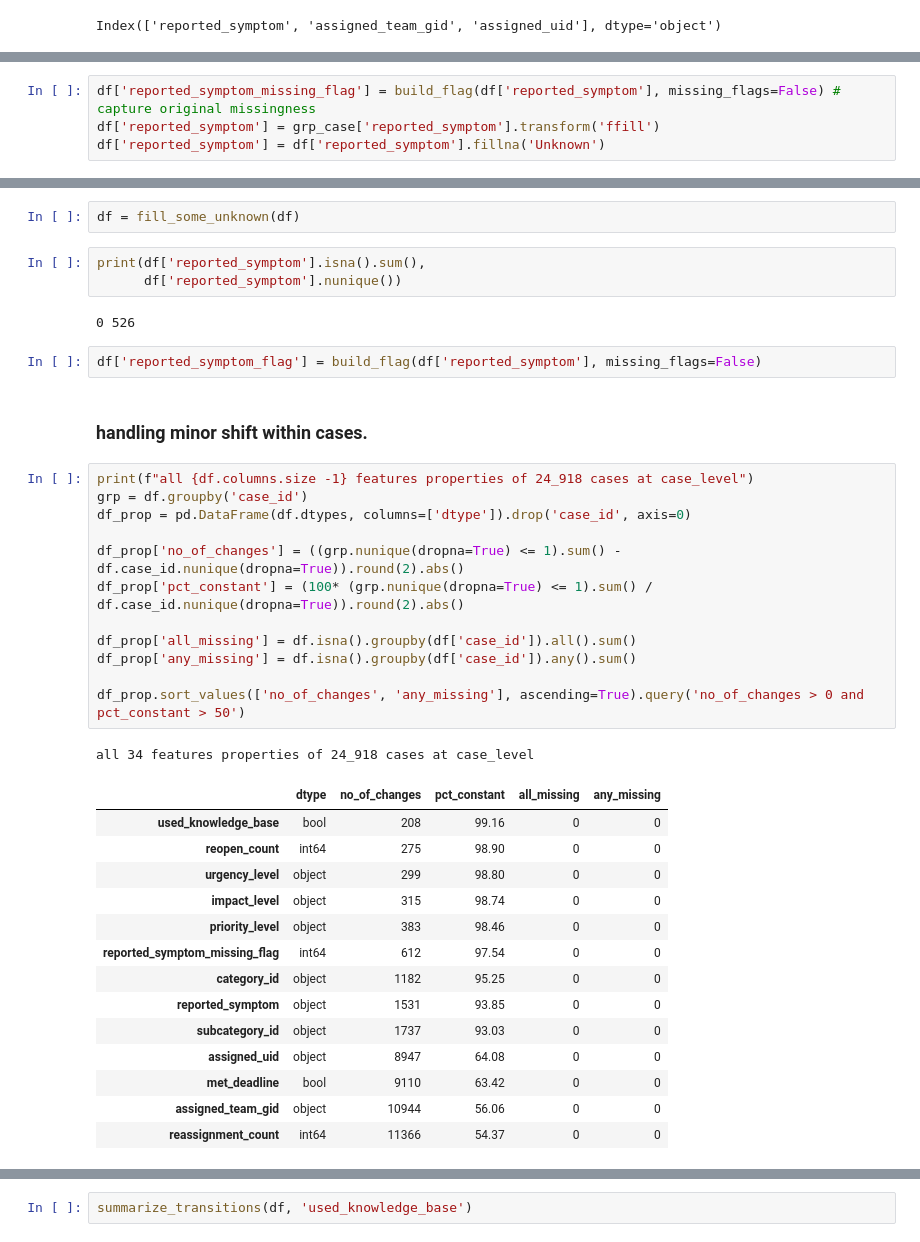
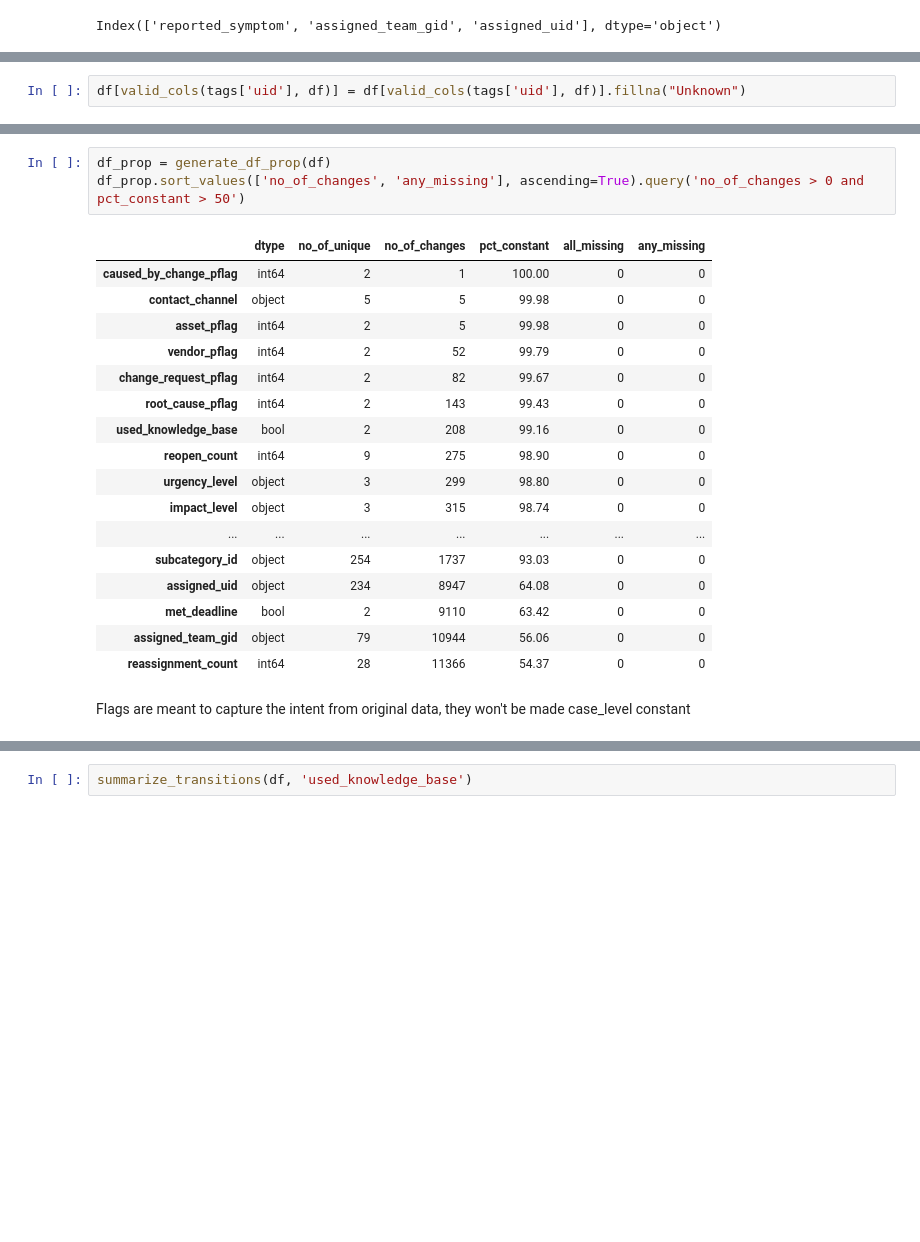
Before and after one commit to shashankgarewal/temporal-sequence-eventLog, a Jupyter notebook: notebooks/03_model_base_table.ipynb, the cells around one changed output, grey strips where cells are left out. Drawn from its saved outputs; the diff is of its cells as text; blank space fills up the shorter version.

Commit message:
Add constant-proxy for minor_changing features

```diff
--- a/notebooks/03_model_base_table.ipynb
+++ b/notebooks/03_model_base_table.ipynb
@@ -216,4 +282,0 @@ Name: count, dtype: int64
-# %%
-df['reported_symptom_missing_flag'] = build_flag(df['reported_symptom'], missing_flags=False) # capture original missingness
-df['reported_symptom'] = grp_case['reported_symptom'].transform('ffill')
-df['reported_symptom'] = df['reported_symptom'].fillna('Unknown')
@@ -223 +318,3 @@ df['assigned_team_gid'] = df['assigned_team_gid'].fillna('Unknown')
+# %%
+df[valid_cols(tags['uid'], df)] = df[valid_cols(tags['uid'], df)].fillna("Unknown")
 # %% [markdown]
@@ -255,40 +322,24 @@ fill_some_unknown(df)['reported_by_uid'].unique().__contains__('Unknown')
-# %%
-df = fill_some_unknown(df)
-# %%
-print(df['reported_symptom'].isna().sum(),
-      df['reported_symptom'].nunique())
-# %% [output]
-0 526
-# %%
-df['reported_symptom_flag'] = build_flag(df['reported_symptom'], missing_flags=False)
-# %% [markdown]
-### handling minor shift within cases.
-# %%
-print(f"all {df.columns.size -1} features properties of 24_918 cases at case_level")
-grp = df.groupby('case_id')
-df_prop = pd.DataFrame(df.dtypes, columns=['dtype']).drop('case_id', axis=0)
-
-df_prop['no_of_changes'] = ((grp.nunique(dropna=True) <= 1).sum() - df.case_id.nunique(dropna=True)).round(2).abs()
-df_prop['pct_constant'] = (100* (grp.nunique(dropna=True) <= 1).sum() / df.case_id.nunique(dropna=True)).round(2).abs()
-
-df_prop['all_missing'] = df.isna().groupby(df['case_id']).all().sum()
-df_prop['any_missing'] = df.isna().groupby(df['case_id']).any().sum()
-
-df_prop.sort_values(['no_of_changes', 'any_missing'], ascending=True).query('no_of_changes > 0 and pct_constant > 50')
-# %% [output]
-all 34 features properties of 24_918 cases at case_level
-|  | dtype | no_of_changes | pct_constant | all_missing | any_missing |
-| used_knowledge_base | bool | 208 | 99.16 | 0 | 0 |
-| reopen_count | int64 | 275 | 98.90 | 0 | 0 |
-| urgency_level | object | 299 | 98.80 | 0 | 0 |
-| impact_level | object | 315 | 98.74 | 0 | 0 |
-| priority_level | object | 383 | 98.46 | 0 | 0 |
-| reported_symptom_missing_flag | int64 | 612 | 97.54 | 0 | 0 |
-| category_id | object | 1182 | 95.25 | 0 | 0 |
-| reported_symptom | object | 1531 | 93.85 | 0 | 0 |
-| subcategory_id | object | 1737 | 93.03 | 0 | 0 |
-| assigned_uid | object | 8947 | 64.08 | 0 | 0 |
-| met_deadline | bool | 9110 | 63.42 | 0 | 0 |
-| assigned_team_gid | object | 10944 | 56.06 | 0 | 0 |
-| reassignment_count | int64 | 11366 | 54.37 | 0 | 0 |
+# %%
+df_prop = generate_df_prop(df)
+df_prop.sort_values(['no_of_changes', 'any_missing'], ascending=True).query('no_of_changes > 0 and pct_constant > 50')
+# %% [output]
+|  | dtype | no_of_unique | no_of_changes | pct_constant | all_missing | any_missing |
+| caused_by_change_pflag | int64 | 2 | 1 | 100.00 | 0 | 0 |
+| contact_channel | object | 5 | 5 | 99.98 | 0 | 0 |
+| asset_pflag | int64 | 2 | 5 | 99.98 | 0 | 0 |
+| vendor_pflag | int64 | 2 | 52 | 99.79 | 0 | 0 |
+| change_request_pflag | int64 | 2 | 82 | 99.67 | 0 | 0 |
+| root_cause_pflag | int64 | 2 | 143 | 99.43 | 0 | 0 |
+| used_knowledge_base | bool | 2 | 208 | 99.16 | 0 | 0 |
+| reopen_count | int64 | 9 | 275 | 98.90 | 0 | 0 |
+| urgency_level | object | 3 | 299 | 98.80 | 0 | 0 |
+| impact_level | object | 3 | 315 | 98.74 | 0 | 0 |
+| ... | ... | ... | ... | ... | ... | ... |
+| subcategory_id | object | 254 | 1737 | 93.03 | 0 | 0 |
+| assigned_uid | object | 234 | 8947 | 64.08 | 0 | 0 |
+| met_deadline | bool | 2 | 9110 | 63.42 | 0 | 0 |
+| assigned_team_gid | object | 79 | 10944 | 56.06 | 0 | 0 |
+| reassignment_count | int64 | 28 | 11366 | 54.37 | 0 | 0 |
+# %% [markdown]
+Flags are meant to capture the intent from original data, they won't be made case_level constant
 # %% [markdown]
```
Also changed, not shown: parts of 86 cells of this notebook, 1 other file.
